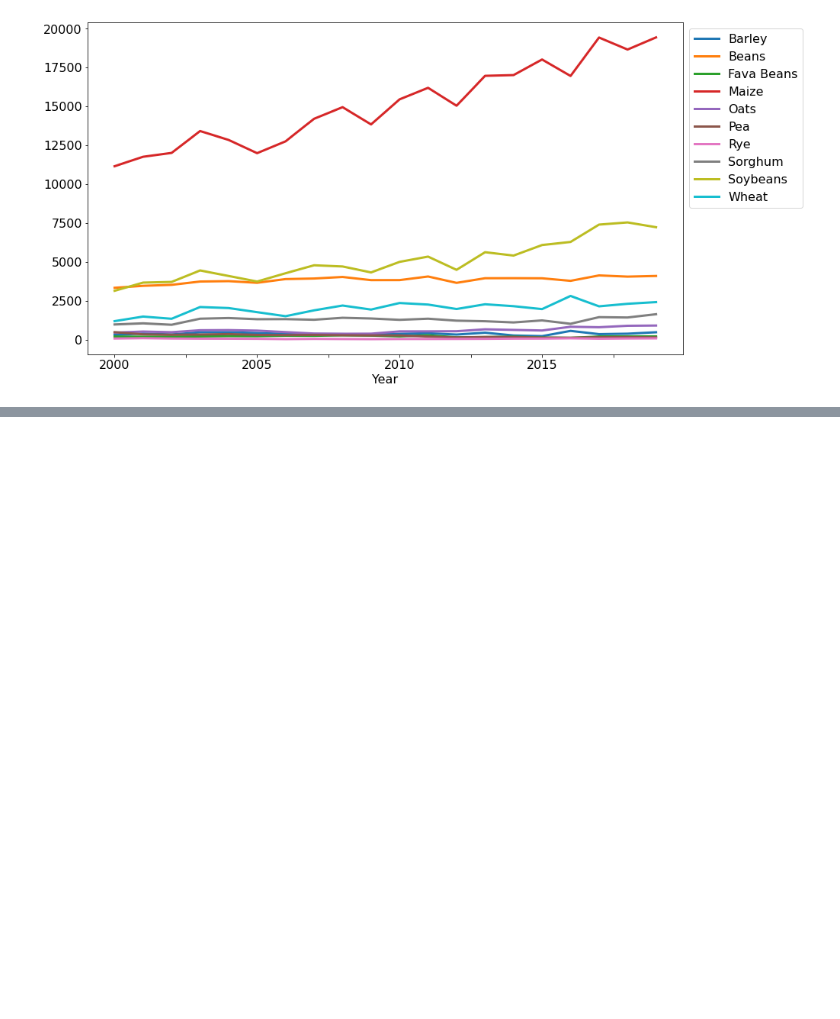
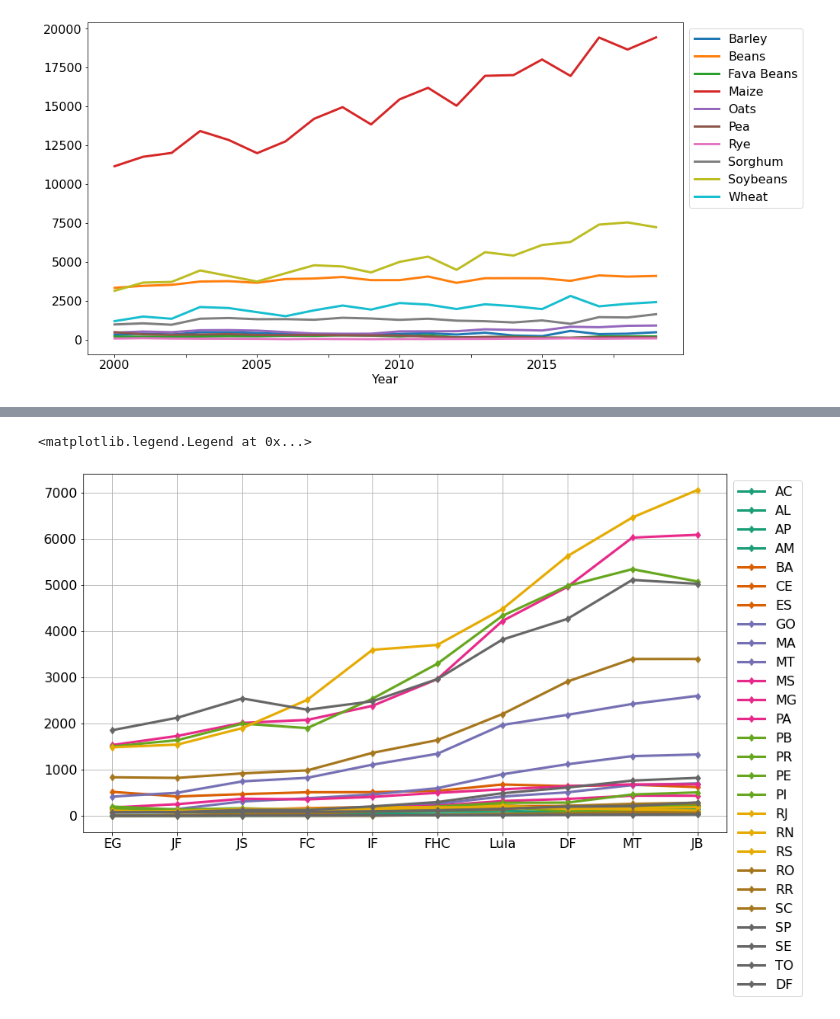
Before and after one commit to thiagomrs/icd2021projetoFinal, a Jupyter notebook: yield.ipynb, the cells around one changed output, grey strips where cells are left out. Drawn from its saved outputs; the diff is of its cells as text; code cells hidden in the pictures; blank space fills up the shorter version.

```diff
--- a/yield.ipynb
+++ b/yield.ipynb
@@ -180,0 +169,12 @@ Series([], dtype: float64)
+# %%
+anos_por_presidente = [['1974', '1975', '1976', '1977', '1978'], ['1979', '1980', '1981', '1982', '1983', '1984'], ['1985', '1986', '1987', '1988', '1989'], ['1990', '1991', '1992'], ['1993', '1994'], ['1995', '1996', '1997', '1998', '1999', '2000', '2001', '2002'], ['2003', '2004', '2005', '2006', '2007', '2008', '2009', '2010'], ['2011', '2012', '2013', '2014', '2015', '2016'], ['2017', '2018'], ['2019']]
+presidentes = ['Ernesto Geisel', 'João Figueiredo', 'José Sarney', 'Fernando Collor', 'Itamar Franco', 'Fernando Henrique Cardoso', 'Lula', 'Dilma Rousseff', 'Michel Temer', 'Jair Bolsonaro']
+# %%
+df_president = pd.DataFrame(index=presidentes)
+# %%
+df_president[estados] = np.zeros((len(df_president.index), len(estados)))
+# %%
+for i in range(len(anos_por_presidente)):
+    for estado in estados:
+        df_president.iloc[i].loc[estado] = df_years[estado].loc[anos_por_presidente[i]].mean()
+df_president.head()
@@ -180,0 +189,7 @@ Series([], dtype: float64)
+# %%
+df_president.plot(colormap='Dark2', grid=True, marker='d')
+plt.xticks(range(10), ['EG', 'JF', 'JS', 'FC', 'IF', 'FHC', 'Lula', 'DF', 'MT', 'JB'])
+plt.legend(bbox_to_anchor=(1,1))
+# %% [output]
+<matplotlib.legend.Legend at 0x...>
+[figure, added]
```
Also changed, not shown: parts of 37 cells of this notebook.
